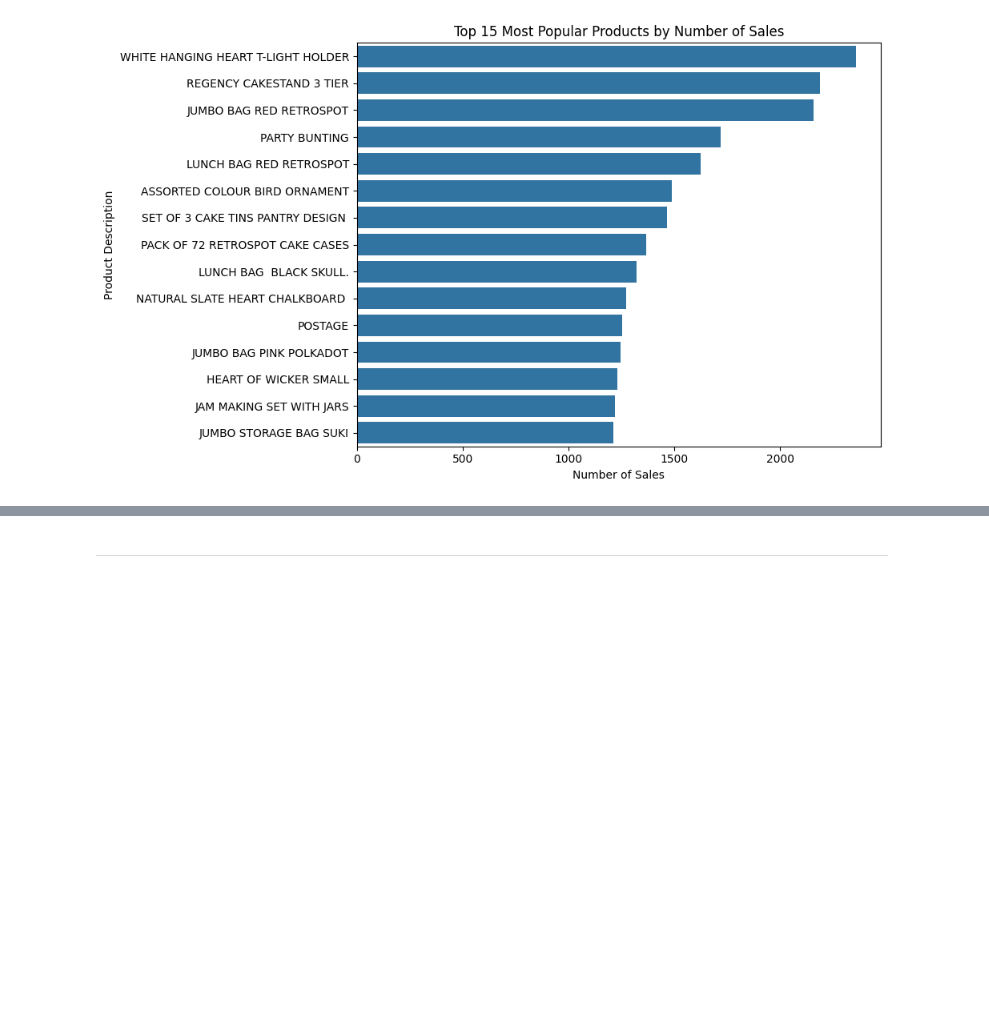
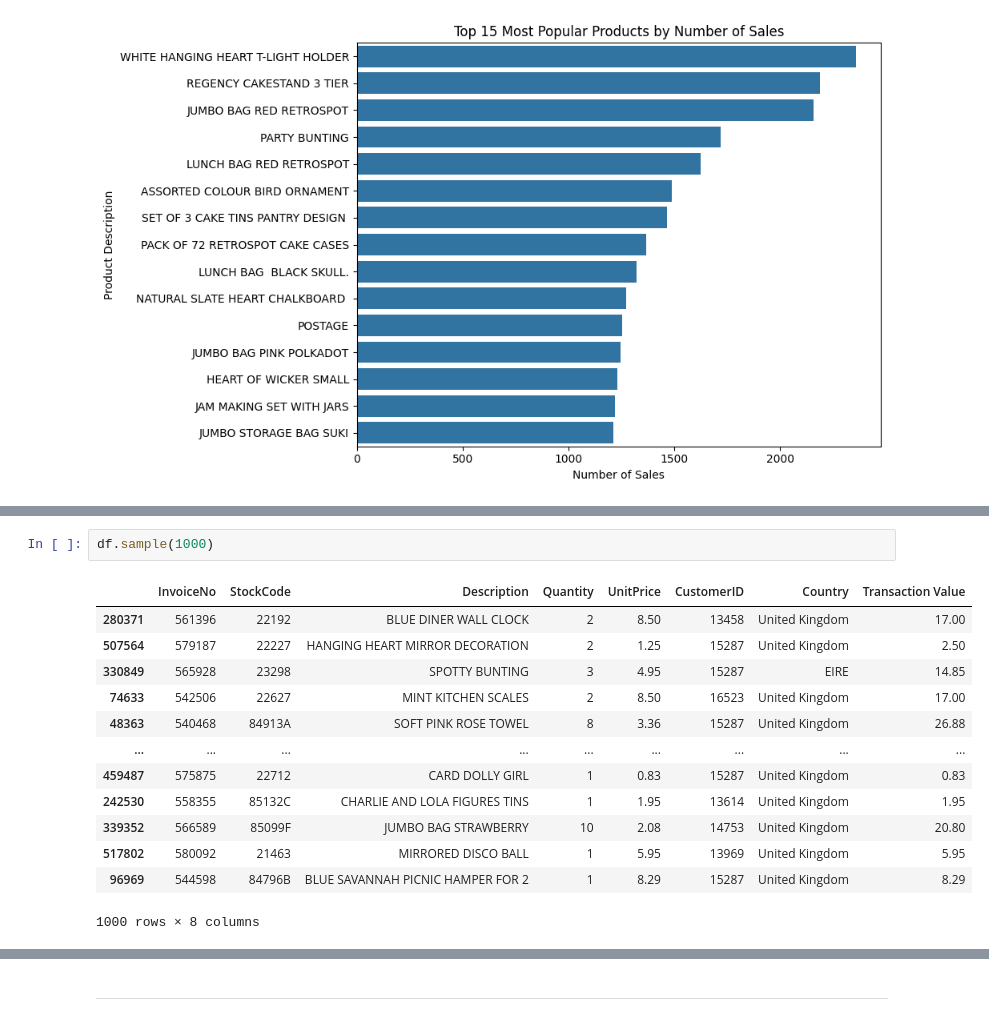
Before and after one commit to Faith-Faz/Capstone-project, a Jupyter notebook: jupyter_notebooks/DataVisual.ipynb, the cells around one changed output, grey strips where cells are left out. Saved outputs shown, nothing was run; the diff lists cells and outputs as text; blank space fills up the shorter version.

```diff
--- a/jupyter_notebooks/DataVisual.ipynb
+++ b/jupyter_notebooks/DataVisual.ipynb
@@ -188,0 +222,16 @@ plt.show()
+# %%
+df.sample(1000)
+# %% [output]
+|  | InvoiceNo | StockCode | Description | Quantity | UnitPrice | CustomerID | Country | Transaction Value |
+| 280371 | 561396 | 22192 | BLUE DINER WALL CLOCK | 2 | 8.50 | 13458 | United Kingdom | 17.00 |
+| 507564 | 579187 | 22227 | HANGING HEART MIRROR DECORATION | 2 | 1.25 | 15287 | United Kingdom | 2.50 |
+| 330849 | 565928 | 23298 | SPOTTY BUNTING | 3 | 4.95 | 15287 | EIRE | 14.85 |
+| 74633 | 542506 | 22627 | MINT KITCHEN SCALES | 2 | 8.50 | 16523 | United Kingdom | 17.00 |
+| 48363 | 540468 | 84913A | SOFT PINK ROSE TOWEL | 8 | 3.36 | 15287 | United Kingdom | 26.88 |
+| ... | ... | ... | ... | ... | ... | ... | ... | ... |
+| 459487 | 575875 | 22712 | CARD DOLLY GIRL | 1 | 0.83 | 15287 | United Kingdom | 0.83 |
+| 242530 | 558355 | 85132C | CHARLIE AND LOLA FIGURES TINS | 1 | 1.95 | 13614 | United Kingdom | 1.95 |
+| 339352 | 566589 | 85099F | JUMBO BAG STRAWBERRY | 10 | 2.08 | 14753 | United Kingdom | 20.80 |
+| 517802 | 580092 | 21463 | MIRRORED DISCO BALL | 1 | 5.95 | 13969 | United Kingdom | 5.95 |
+| 96969 | 544598 | 84796B | BLUE SAVANNAH PICNIC HAMPER FOR 2 | 1 | 8.29 | 15287 | United Kingdom | 8.29 |
+1000 rows × 8 columns
```
Also changed, not shown: parts of 16 cells of this notebook, 1 other file.
